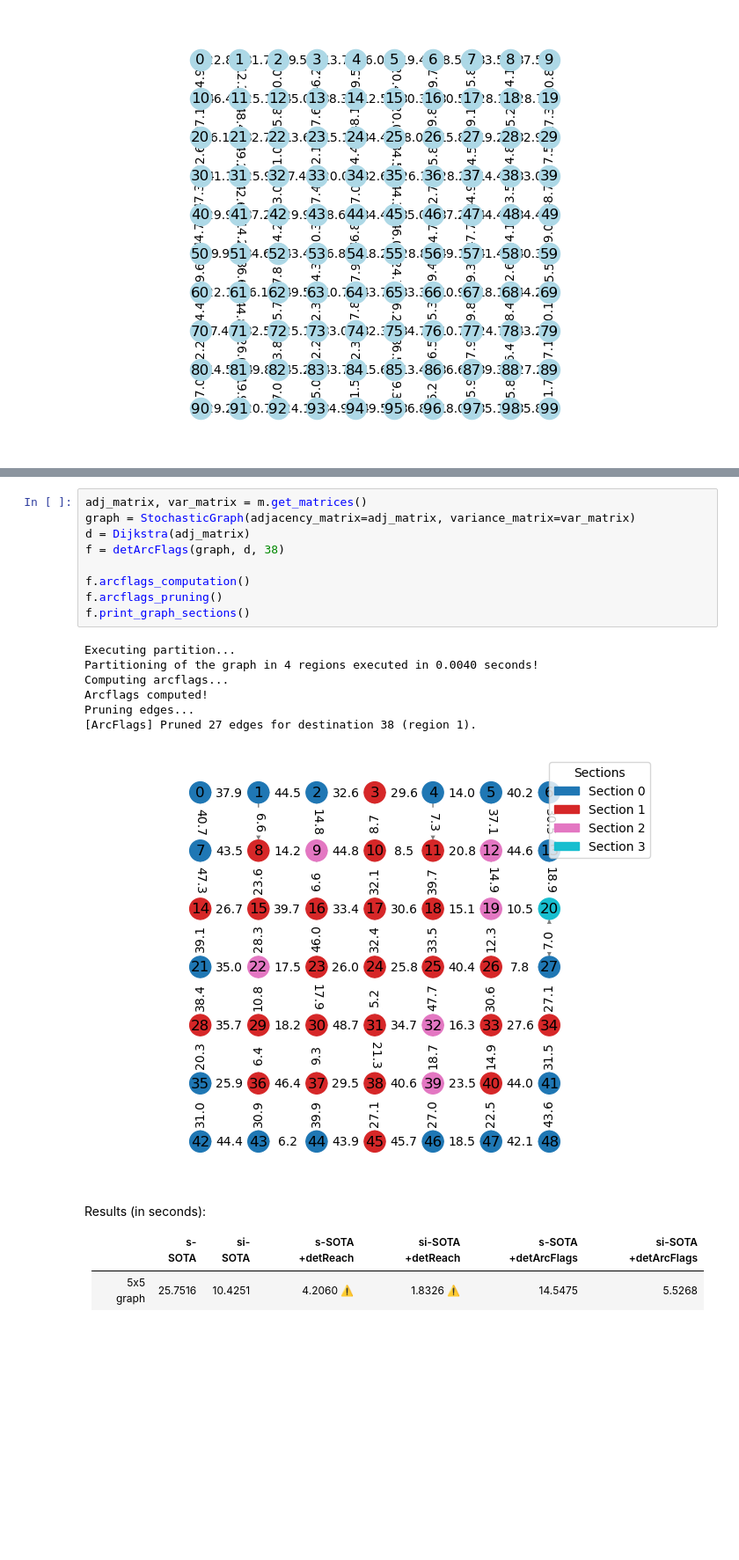
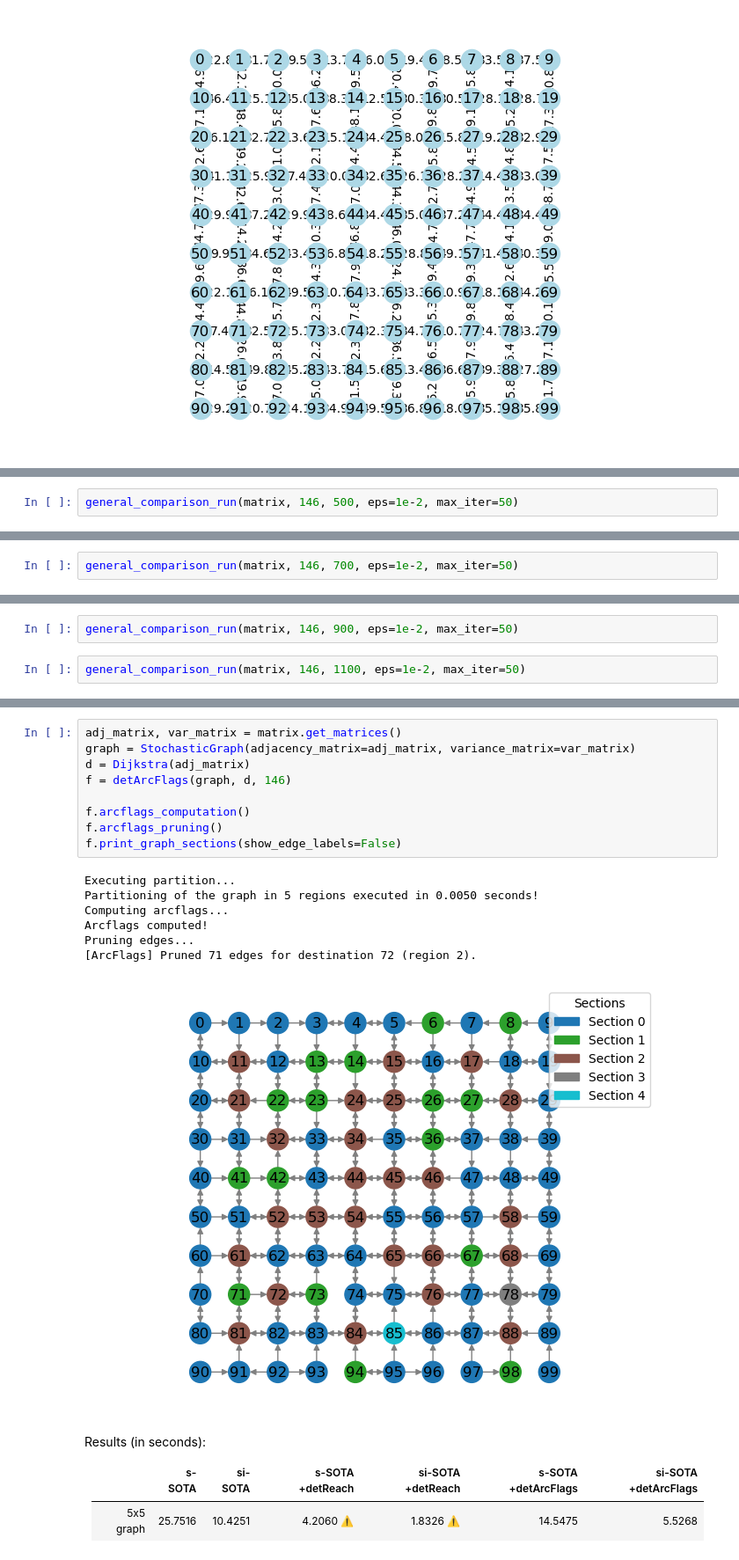
Before and after one commit to samuelepeirone/SOTA-py, a Jupyter notebook: notebook/SOTASolvers and Pruning techniques.ipynb, the cells around one changed output, grey strips where cells are left out. Shown at 88% size. Cells and saved outputs as stored; diff of their text form; blank space fills up the shorter version.

```diff
--- a/notebook/SOTASolvers and Pruning techniques.ipynb
+++ b/notebook/SOTASolvers and Pruning techniques.ipynb
@@ -413,0 +511,2 @@ KeyboardInterrupt:
+# %%
+general_comparison_run(matrix, 146, 500, eps=1e-2, max_iter=50)
@@ -413,0 +531,2 @@ KeyboardInterrupt:
+# %%
+general_comparison_run(matrix, 146, 700, eps=1e-2, max_iter=50)
@@ -413,0 +538,4 @@ KeyboardInterrupt:
+# %%
+general_comparison_run(matrix, 146, 900, eps=1e-2, max_iter=50)
+# %%
+general_comparison_run(matrix, 146, 1100, eps=1e-2, max_iter=50)
@@ -431,20 +614,20 @@ Pruned 18 nodes: {32, 1, 4, 5, 37, 7, 8, 41, 42, 11, 12, 46, 47, 16, 19, 22, 28,
 # %%
-adj_matrix, var_matrix = m.get_matrices()
+adj_matrix, var_matrix = matrix.get_matrices()
 graph = StochasticGraph(adjacency_matrix=adj_matrix, variance_matrix=var_matrix)
 d = Dijkstra(adj_matrix)
-f = detArcFlags(graph, d, 38)
+f = detArcFlags(graph, d, 146)
 
 f.arcflags_computation()
 f.arcflags_pruning()
-f.print_graph_sections()
+f.print_graph_sections(show_edge_labels=False)
 # %% [output]
 Executing partition...
-Partitioning of the graph in 4 regions executed in 0.0040 seconds!
+Partitioning of the graph in 5 regions executed in 0.0050 seconds!
 Computing arcflags...
 Arcflags computed!
 Pruning edges...
-[ArcFlags] Pruned 27 edges for destination 38 (region 1).
+[ArcFlags] Pruned 71 edges for destination 72 (region 2).
-[figure, old version]
+[figure, new version]
 # %% [markdown]
 Results (in seconds):
 
```
Also changed, not shown: parts of 23 cells of this notebook, 9 other files.
